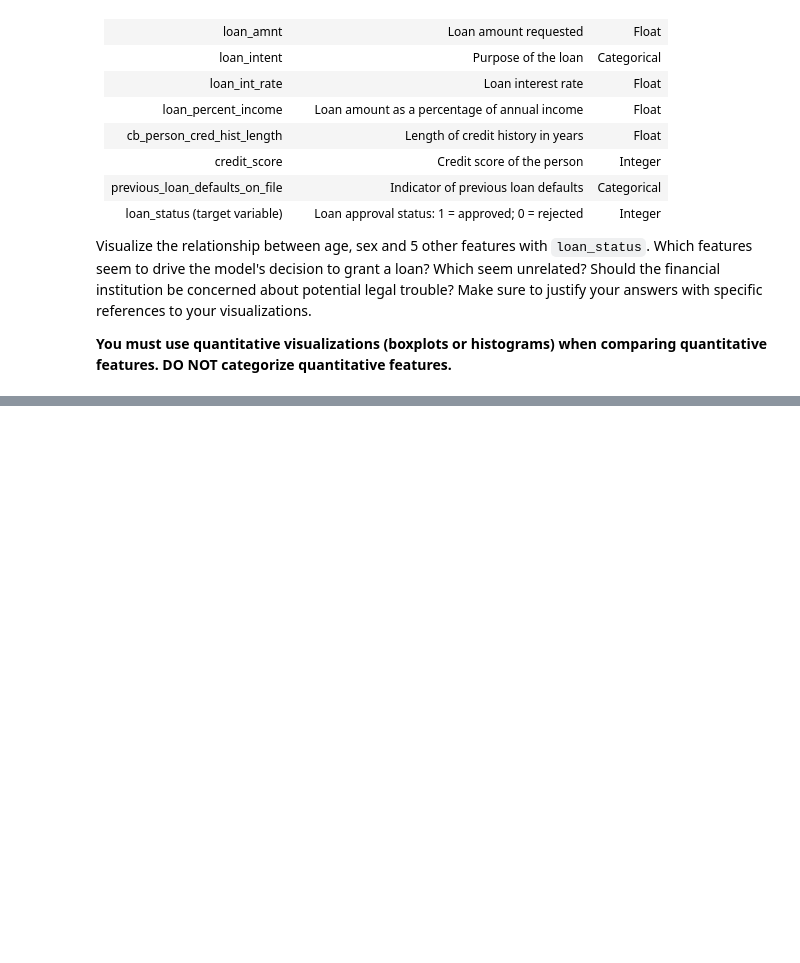
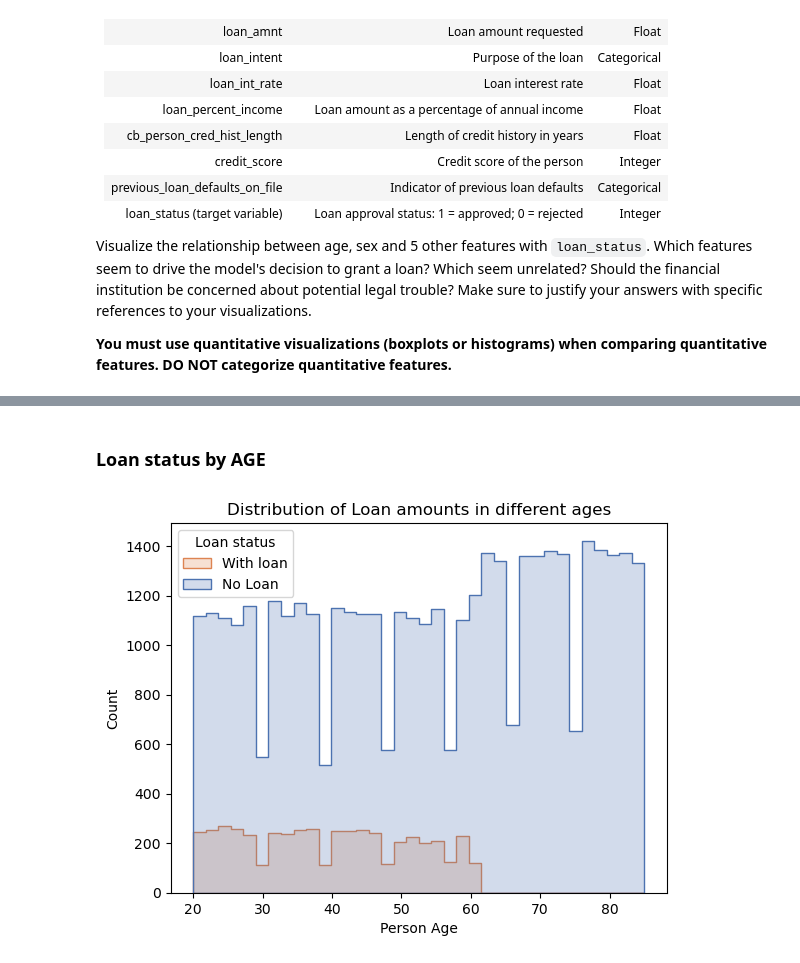
Before and after one commit to Vuyne/Data_Visualization_And_Modeling, a Jupyter notebook: Lab/2.5 Visualizing Relationships Between Groups Lab.ipynb, the cells around one changed output, grey strips where cells are left out. Cells and saved outputs as stored; diff of their text form; code cells hidden in the pictures; blank space fills up the shorter version.

```diff
--- a/Lab/2.5 Visualizing Relationships Between Groups Lab.ipynb
+++ b/Lab/2.5 Visualizing Relationships Between Groups Lab.ipynb
@@ -25,3 +25,7 @@ Data from recent loan applications is given in `loan_data.csv`.  The data dictio
 Visualize the relationship between age, sex and 5 other features with `loan_status`.  Which features seem to drive the model's decision to grant a loan?  Which seem unrelated?  Should the financial institution be concerned about potential legal trouble?  Make sure to justify your answers with specific references to your visualizations.
 
 **You must use quantitative visualizations (boxplots or histograms) when comparing quantitative features.  DO NOT categorize quantitative features.**
+# %%
+import pandas as pd
+loan_df = pd.read_csv('loan_data.csv')
+loan_df
@@ -27,0 +46,12 @@ Visualize the relationship between age, sex and 5 other features with `loan_stat
+# %% [markdown]
+### Loan status by AGE
+# %%
+loan_df['loan_status'] = loan_df['loan_status'].astype('category')
+# %%
+sns.histplot(x = loan_df['person_age'], data = loan_df, hue = 'loan_status', element = 'step', palette = 'deep')
+plt.title("Distribution of Loan amounts in different ages")
+plt.xlabel('Person Age')
+plt.legend(['With loan', 'No Loan'], title = 'Loan status')
+plt.show()
+# %% [output]
+[figure, added]
```
Also changed, not shown: parts of 26 cells of this notebook, 1 other file.
